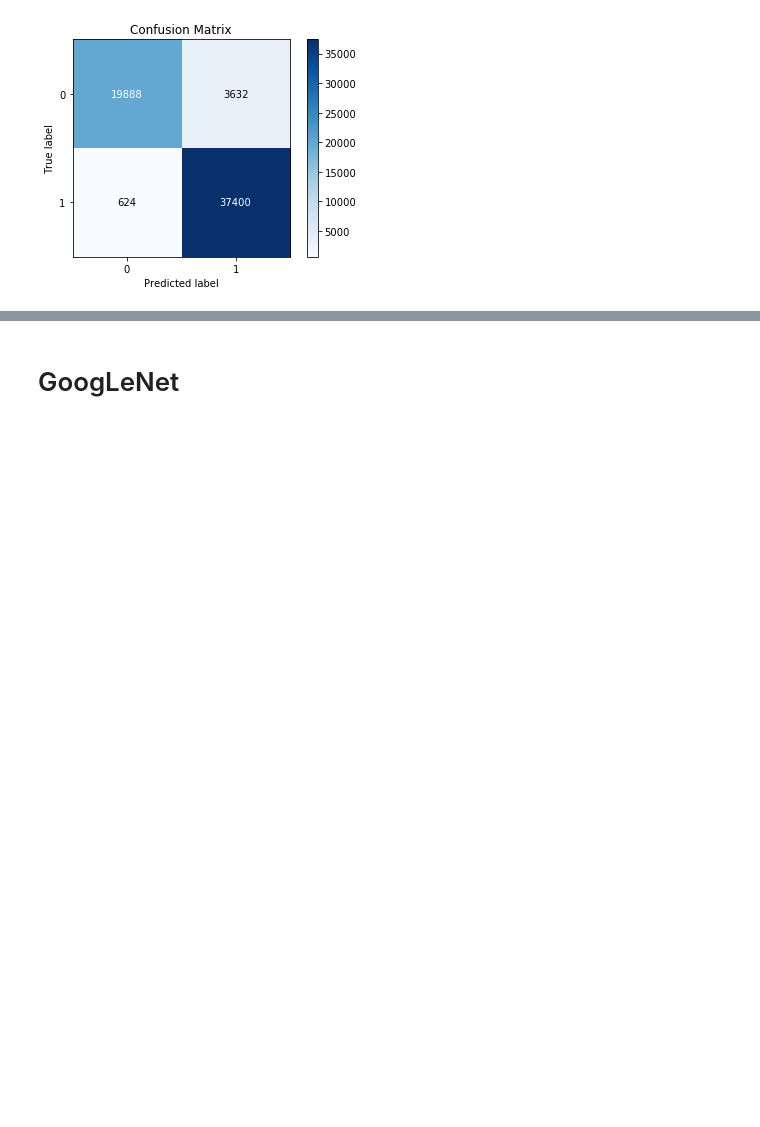
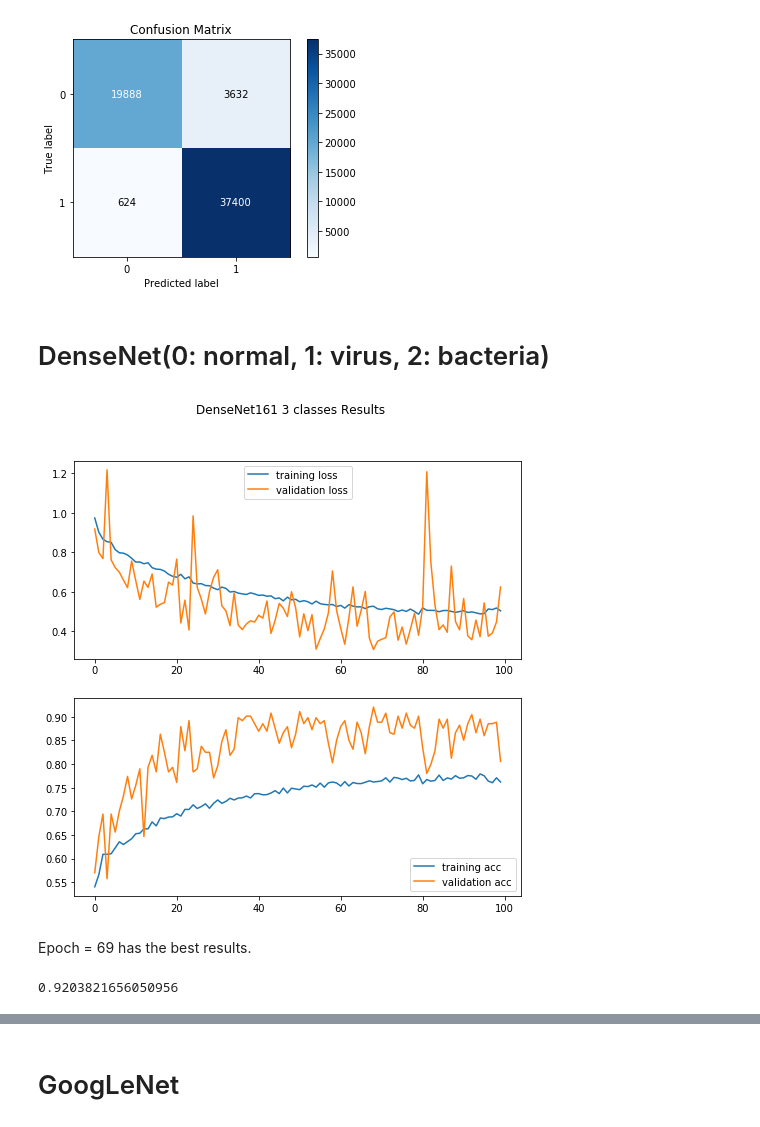
Before and after one commit to zyy2929/DeepLearningForMedicine, a Jupyter notebook: Code/visualization_results.ipynb, the cells around one changed output, grey strips where cells are left out. Drawn from its saved outputs; the diff is of its cells as text; code cells hidden in the pictures; blank space fills up the shorter version.

```diff
--- a/Code/visualization_results.ipynb
+++ b/Code/visualization_results.ipynb
@@ -150,3 +214,31 @@ skplt.metrics.plot_confusion_matrix(dense_true_labels, dense_pred_labels)
 <matplotlib.axes._subplots.AxesSubplot at 0x...>
 [figure]
 [figure]
+# %% [markdown]
+# DenseNet(0: normal, 1: virus, 2: bacteria)
+# %%
+den_train_loss = history_densenet3['train_loss']
+den_valid_loss = history_densenet3['valid_loss']
+den_train_acc = history_densenet3['train_acc']
+den_valid_acc = history_densenet3['valid_acc']
+# %%
+fig, (ax1, ax2) = plt.subplots(2, figsize=(8,8))
+fig.suptitle('DenseNet161 3 classes Results')
+
+ax1.plot(den_train_loss, label='training loss')
+ax1.plot(den_valid_loss, label='validation loss')
+ax1.legend()
+
+ax2.plot(den_train_acc, label='training acc')
+ax2.plot(den_valid_acc, label='validation acc')
+ax2.legend()
+
+plt.savefig('DenseNet161_3classestrain1.jpeg')
+# %% [output]
+[figure, added]
+# %% [markdown]
+Epoch = 69 has the best results.
+# %%
+den_valid_acc[69-1]
+# %% [output]
+0.9203821656050956
```
Also changed, not shown: parts of 17 cells of this notebook.
